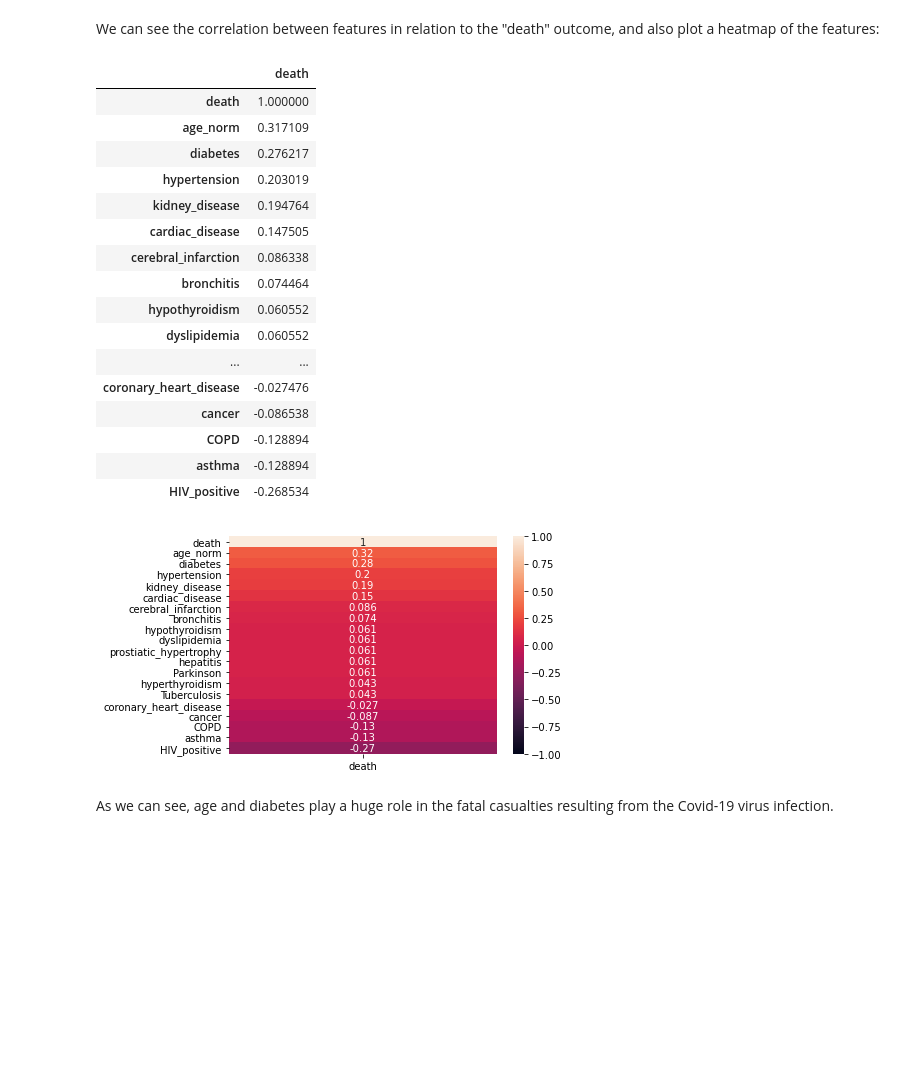
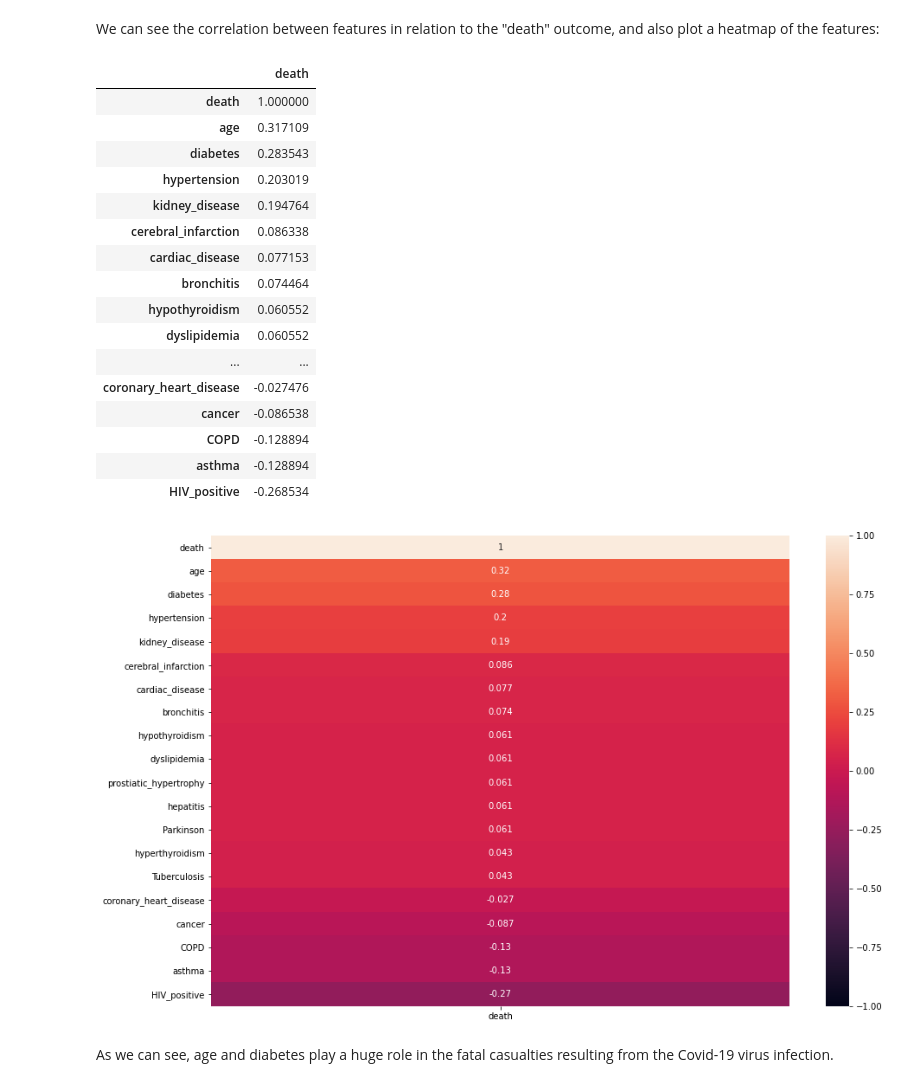
Before and after one commit to doitagainstudio/covid19-comorbidities-analysis, a Jupyter notebook: Covid19_deaths_analysis.ipynb, the cells around one changed output. Cells and saved outputs as stored; diff of their text form; code cells hidden in the pictures; blank space fills up the shorter version.

```diff
--- a/Covid19_deaths_analysis.ipynb
+++ b/Covid19_deaths_analysis.ipynb
@@ -90,7 +92,8 @@ array(['Iran; Kuala Lumpur, Federal Territory of Kuala Lumpur, Malaysia',
 Looking at the values provided in the dataset, a custom filter algorithm has been deployed to better categorize each disease and define new columns where a disease is defined as present (int value of 1) or absent (int value of 0) for every sample in the dataframe
 # %%
 #diabetes
-data['diabetes'] = data.chronic_disease.str.contains("diabetes").astype(int)
+diabetes = ['diabetes', 'impaired fasting glucose']
+data['diabetes'] = data.chronic_disease.str.contains('|'.join(diabetes)).astype(int)
 #hypothyroidism
 data['hypothyroidism'] = data.chronic_disease.str.contains("hypothyroidism").astype(int)
 #hyperthyroidism
@@ -123,7 +126,7 @@ data['COPD']=data['chronic_disease'].str.contains('|'.join(COPD)).astype(int)
 kidney = ['kidney', 'renal']
 data['kidney_disease']=data['chronic_disease'].str.contains('|'.join(kidney)).astype(int)
 #cardiac
-cardiac = ['cardiac', 'cardiomyopathy', 'cardiovascular', 'atherosclerosis', 'stenocardia', 'ventricular', 'atrial']
+cardiac = ['cardiac', 'cardiomyopathy', 'cardiovascular', 'atherosclerosis', 'stenocardia', 'ventricular', 'atrial', 'heart']
 data['cardiac_disease']=data['chronic_disease'].str.contains('|'.join(cardiac)).astype(int)
 #cerebral infarction
 cerebral = ['cerebral', 'cerebrovascular']
@@ -161,9 +162,7 @@ Then a normalization will be applied to the "age" column to keep values in range
-# %%
-data['age_norm'] = (data['age'] - data['age'].mean())/data['age'].std()
 # %% [markdown]
 Now all the wanted features have been defined so it's time to create a new dataframe with them:
 # %%
-data_map=data[['age_norm', 'diabetes', 'hypothyroidism', 'hyperthyroidism', 'cancer', 'Parkinson', 'asthma', 'HIV_positive', 'hepatitis', 'hypertension', 'dyslipidemia', 'Tuberculosis', 'bronchitis', 'prostiatic_hypertrophy', 'COPD', 'kidney_disease', 'cardiac_disease', 'cerebral_infarction', 'coronary_heart_disease', 'death']]
+data_map=data[['age', 'diabetes', 'hypothyroidism', 'hyperthyroidism', 'cancer', 'Parkinson', 'asthma', 'HIV_positive', 'hepatitis', 'hypertension', 'dyslipidemia', 'Tuberculosis', 'bronchitis', 'prostiatic_hypertrophy', 'COPD', 'kidney_disease', 'cardiac_disease', 'cerebral_infarction', 'coronary_heart_disease', 'death']]
 # %% [markdown]
 We can see the correlation between features in relation to the "death" outcome, and also plot a heatmap of the features:
 # %%
@@ -171,12 +170,12 @@ data_map.corr()[['death']].sort_values(by='death', ascending=False)
 # %% [output]
 |  | death |
 | death | 1.000000 |
-| age_norm | 0.317109 |
-| diabetes | 0.276217 |
+| age | 0.317109 |
+| diabetes | 0.283543 |
 | hypertension | 0.203019 |
 | kidney_disease | 0.194764 |
-| cardiac_disease | 0.147505 |
 | cerebral_infarction | 0.086338 |
+| cardiac_disease | 0.077153 |
 | bronchitis | 0.074464 |
 | hypothyroidism | 0.060552 |
 | dyslipidemia | 0.060552 |
@@ -187,9 +186,10 @@ data_map.corr()[['death']].sort_values(by='death', ascending=False)
 | asthma | -0.128894 |
 | HIV_positive | -0.268534 |
 # %%
+plt.figure(figsize=(15,10))
 heatmap = sns.heatmap(data_map.corr()[['death']].sort_values(by='death', ascending=False), vmin=-1, vmax=1, annot=True)
 # %% [output]
-[figure, old version]
+[figure, new version]
 # %% [markdown]
 As we can see, age and diabetes play a huge role in the fatal casualties resulting from the Covid-19 virus infection.
 # %% [markdown]
```
Also changed, not shown: parts of 14 cells of this notebook.
